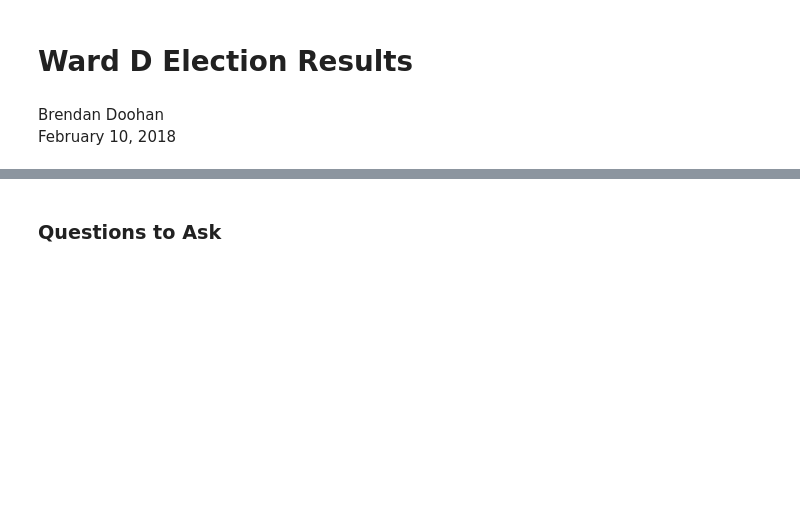
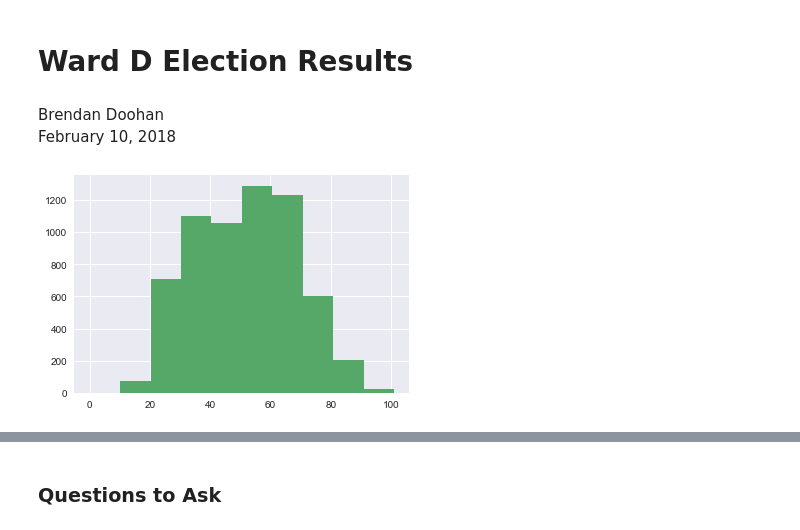
Before and after one commit to bdoohan/Jersey-City-Ward-D-Election, a Jupyter notebook: Mo_Post_Election_Analysis.ipynb, the cells around one changed output, grey strips where cells are left out. Cells and saved outputs as stored; diff of their text form; code cells hidden in the pictures; blank space fills up the shorter version.

```diff
--- a/Mo_Post_Election_Analysis.ipynb
+++ b/Mo_Post_Election_Analysis.ipynb
@@ -32,6 +32,30 @@ import matplotlib.pyplot as plt
 import os
 #os.chdir("C:\\Users\\nwdoohanbr\\Desktop\\WardD\\Jersey-City-Ward-D-Election")
 os.chdir("/Users/brendandoohan/Desktop/Jersey City Ward D Election/Jersey-City-Ward-D-Election")
+# %%
+ages = pd.read_csv("JC_WARD_D_2017_NOV_GEN_W_DOB.csv")
+# %%
+from datetime import datetime
+from datetime import *
+TODAY = datetime.today()
+ages["bday"] = ages[ages['BIRTH DATE'] != 'UNITED STATES']['BIRTH DATE'].fillna('2/20/2018').astype(str).apply(lambda x: datetime.strptime(x, '%m/%d/%Y'))
+# %%
+import datetime
+
+def age(dob):
+    #dob = datetime.date(dob)
+    today = datetime.date.today()
+    years = today.year - dob.year
+    if today.month < dob.month or (today.month == dob.month and today.day < dob.day):
+        years -= 1
+    return years
+# %%
+ages["Age"]  = ages['bday'].apply(lambda x: age(x))
+# %%
+ages[ages.Age < 110]["Age"].hist()
+plt.show()
+# %% [output]
+[figure, added]
 # %% [markdown]
 <img src="https://github.com/bdoohan/Jersey-City-Ward-D-Election/blob/master/District%20Guide.jpeg?raw=true" alt="Districts" height="600" width="600" align="right" hspace=0>
 <p align="left">This whitepaper analyzes the results of Jersey City city council race for Ward D that was held on November 7th. In that election, incumbent Michael Yun ("Yun") ran against Moriah Kinberg ("Mo"), Carmen Vega ("Vega") and Rafael Torres ("Torres"). Yun won the election.</p>
```
Also changed, not shown: 1 other file.
